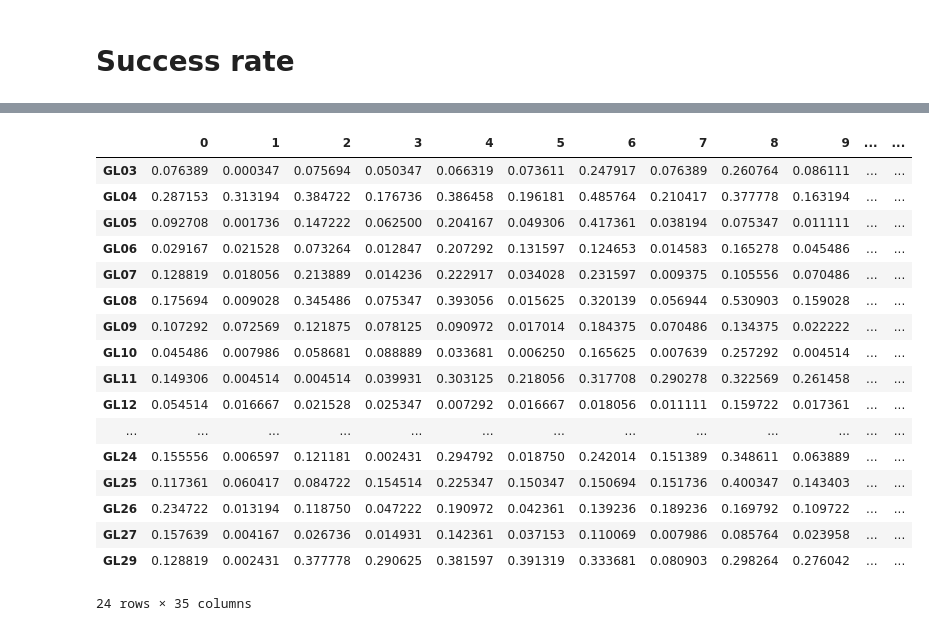
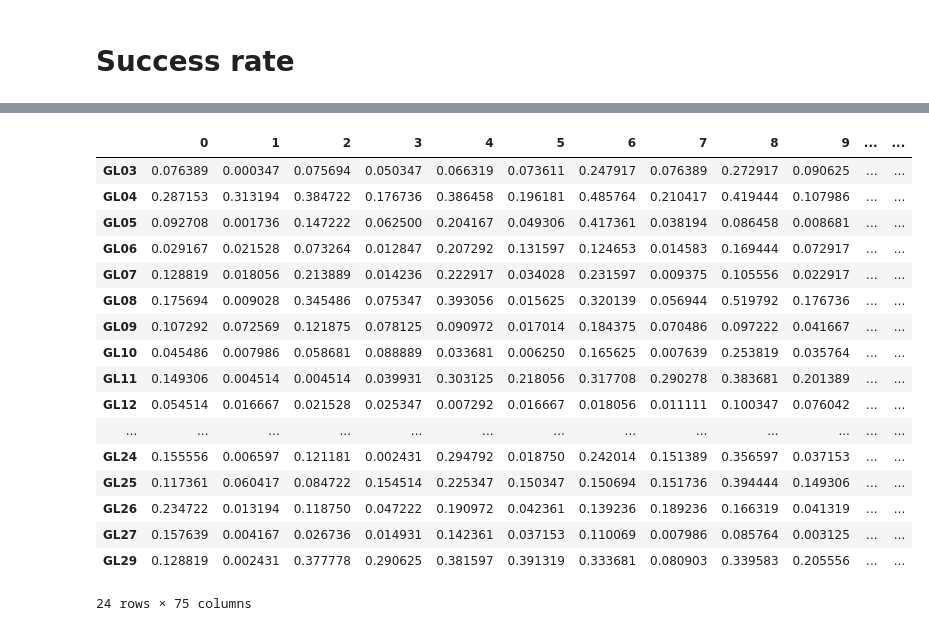
Before and after one commit to psb629/labs, a Jupyter notebook: GL/scripts/Behavior_analysis.ipynb, the cells around one changed output, grey strips where cells are left out. Saved outputs shown, nothing was run; the diff lists cells and outputs as text; code cells hidden in the pictures.

```diff
--- a/GL/scripts/Behavior_analysis.ipynb
+++ b/GL/scripts/Behavior_analysis.ipynb
@@ -39,2 +32,10 @@ trials = ['t01','t02','t03','t04','t05','t06','t07','t08','t09','t10','t11','t12
+# %%
+sigma_1 = 0.682689492137
+sigma_2 = 0.954499736104
+sigma_3 = 0.997300203937
+sec_per_trial = 4  ## time spend(second) in each trial
+ntrial = 12
+nblock = 12
+tt = 12*4 # total number of blocks = 12 blocks/run * 4 runs
 # %%
 def convert_ID(ID):
@@ -124,10 +119,10 @@ def gr4allXY(run):
 # %% [markdown]
 # Success rate
 # %%
-tt = 4*8 # total number of blocks (nrun * nblock)
 rew = {}
 for nn in subj_list:
     subj = 'GL' + nn
     behav_datum = behav_dir + '/%s-fmri.mat' %subj
     rew[subj] = calc_mrew(behav_datum)
+    print(subj, end='\r')
 # %% [output]
@@ -151,40 +130,42 @@ Matched...
 # %%
 df = pd.DataFrame()
 for nn in subj_list:
     subj = 'GL' + nn
-    for i in range(tt):
-        df.loc[subj,i] = rew[subj][i]
+    for i,r in enumerate(rew[subj]):
+        df.loc[subj,i] = r
 
 sum_even = 0;
 sum_odd = 0;
-for i in df.columns:
+for i in range(tt):
     if i % 2 == 0:
         sum_even += df[i]
     else:
         sum_odd += df[i]
 df['FB'] = sum_even
 df['nFB'] = sum_odd
 df['diff'] = df['FB'] - df['nFB']
-df.to_csv('./AspectRatio_diff.txt', columns=['diff'], header=None, index=None)
+df.to_csv('./RewardRate_FB.txt', columns=['FB'], header=None, index=None)
+df.to_csv('./RewardRate_nFB.txt', columns=['nFB'], header=None, index=None)
+df.to_csv('./RewardRate_diff.txt', columns=['diff'], header=None, index=None)
 df
 # %% [output]
 |  | 0 | 1 | 2 | 3 | 4 | 5 | 6 | 7 | 8 | 9 | ... | ... |
-| GL03 | 0.076389 | 0.000347 | 0.075694 | 0.050347 | 0.066319 | 0.073611 | 0.247917 | 0.076389 | 0.260764 | 0.086111 | ... | ... |
-| GL04 | 0.287153 | 0.313194 | 0.384722 | 0.176736 | 0.386458 | 0.196181 | 0.485764 | 0.210417 | 0.377778 | 0.163194 | ... | ... |
-| GL05 | 0.092708 | 0.001736 | 0.147222 | 0.062500 | 0.204167 | 0.049306 | 0.417361 | 0.038194 | 0.075347 | 0.011111 | ... | ... |
-| GL06 | 0.029167 | 0.021528 | 0.073264 | 0.012847 | 0.207292 | 0.131597 | 0.124653 | 0.014583 | 0.165278 | 0.045486 | ... | ... |
-| GL07 | 0.128819 | 0.018056 | 0.213889 | 0.014236 | 0.222917 | 0.034028 | 0.231597 | 0.009375 | 0.105556 | 0.070486 | ... | ... |
-| GL08 | 0.175694 | 0.009028 | 0.345486 | 0.075347 | 0.393056 | 0.015625 | 0.320139 | 0.056944 | 0.530903 | 0.159028 | ... | ... |
-| GL09 | 0.107292 | 0.072569 | 0.121875 | 0.078125 | 0.090972 | 0.017014 | 0.184375 | 0.070486 | 0.134375 | 0.022222 | ... | ... |
-| GL10 | 0.045486 | 0.007986 | 0.058681 | 0.088889 | 0.033681 | 0.006250 | 0.165625 | 0.007639 | 0.257292 | 0.004514 | ... | ... |
-| GL11 | 0.149306 | 0.004514 | 0.004514 | 0.039931 | 0.303125 | 0.218056 | 0.317708 | 0.290278 | 0.322569 | 0.261458 | ... | ... |
-| GL12 | 0.054514 | 0.016667 | 0.021528 | 0.025347 | 0.007292 | 0.016667 | 0.018056 | 0.011111 | 0.159722 | 0.017361 | ... | ... |
+| GL03 | 0.076389 | 0.000347 | 0.075694 | 0.050347 | 0.066319 | 0.073611 | 0.247917 | 0.076389 | 0.272917 | 0.090625 | ... | ... |
+| GL04 | 0.287153 | 0.313194 | 0.384722 | 0.176736 | 0.386458 | 0.196181 | 0.485764 | 0.210417 | 0.419444 | 0.107986 | ... | ... |
+| GL05 | 0.092708 | 0.001736 | 0.147222 | 0.062500 | 0.204167 | 0.049306 | 0.417361 | 0.038194 | 0.086458 | 0.008681 | ... | ... |
+| GL06 | 0.029167 | 0.021528 | 0.073264 | 0.012847 | 0.207292 | 0.131597 | 0.124653 | 0.014583 | 0.169444 | 0.072917 | ... | ... |
+| GL07 | 0.128819 | 0.018056 | 0.213889 | 0.014236 | 0.222917 | 0.034028 | 0.231597 | 0.009375 | 0.105556 | 0.022917 | ... | ... |
+| GL08 | 0.175694 | 0.009028 | 0.345486 | 0.075347 | 0.393056 | 0.015625 | 0.320139 | 0.056944 | 0.519792 | 0.176736 | ... | ... |
+| GL09 | 0.107292 | 0.072569 | 0.121875 | 0.078125 | 0.090972 | 0.017014 | 0.184375 | 0.070486 | 0.097222 | 0.041667 | ... | ... |
+| GL10 | 0.045486 | 0.007986 | 0.058681 | 0.088889 | 0.033681 | 0.006250 | 0.165625 | 0.007639 | 0.253819 | 0.035764 | ... | ... |
+| GL11 | 0.149306 | 0.004514 | 0.004514 | 0.039931 | 0.303125 | 0.218056 | 0.317708 | 0.290278 | 0.383681 | 0.201389 | ... | ... |
+| GL12 | 0.054514 | 0.016667 | 0.021528 | 0.025347 | 0.007292 | 0.016667 | 0.018056 | 0.011111 | 0.100347 | 0.076042 | ... | ... |
 | ... | ... | ... | ... | ... | ... | ... | ... | ... | ... | ... | ... | ... |
-| GL24 | 0.155556 | 0.006597 | 0.121181 | 0.002431 | 0.294792 | 0.018750 | 0.242014 | 0.151389 | 0.348611 | 0.063889 | ... | ... |
-| GL25 | 0.117361 | 0.060417 | 0.084722 | 0.154514 | 0.225347 | 0.150347 | 0.150694 | 0.151736 | 0.400347 | 0.143403 | ... | ... |
-| GL26 | 0.234722 | 0.013194 | 0.118750 | 0.047222 | 0.190972 | 0.042361 | 0.139236 | 0.189236 | 0.169792 | 0.109722 | ... | ... |
-| GL27 | 0.157639 | 0.004167 | 0.026736 | 0.014931 | 0.142361 | 0.037153 | 0.110069 | 0.007986 | 0.085764 | 0.023958 | ... | ... |
-| GL29 | 0.128819 | 0.002431 | 0.377778 | 0.290625 | 0.381597 | 0.391319 | 0.333681 | 0.080903 | 0.298264 | 0.276042 | ... | ... |
+| GL24 | 0.155556 | 0.006597 | 0.121181 | 0.002431 | 0.294792 | 0.018750 | 0.242014 | 0.151389 | 0.356597 | 0.037153 | ... | ... |
+| GL25 | 0.117361 | 0.060417 | 0.084722 | 0.154514 | 0.225347 | 0.150347 | 0.150694 | 0.151736 | 0.394444 | 0.149306 | ... | ... |
+| GL26 | 0.234722 | 0.013194 | 0.118750 | 0.047222 | 0.190972 | 0.042361 | 0.139236 | 0.189236 | 0.166319 | 0.041319 | ... | ... |
+| GL27 | 0.157639 | 0.004167 | 0.026736 | 0.014931 | 0.142361 | 0.037153 | 0.110069 | 0.007986 | 0.085764 | 0.003125 | ... | ... |
+| GL29 | 0.128819 | 0.002431 | 0.377778 | 0.290625 | 0.381597 | 0.391319 | 0.333681 | 0.080903 | 0.339583 | 0.205556 | ... | ... |
-24 rows × 35 columns
+24 rows × 75 columns
 # %%
 plt.figure(figsize=(14, 7))
```
Also changed, not shown: parts of 9 cells of this notebook, 7 other files.
